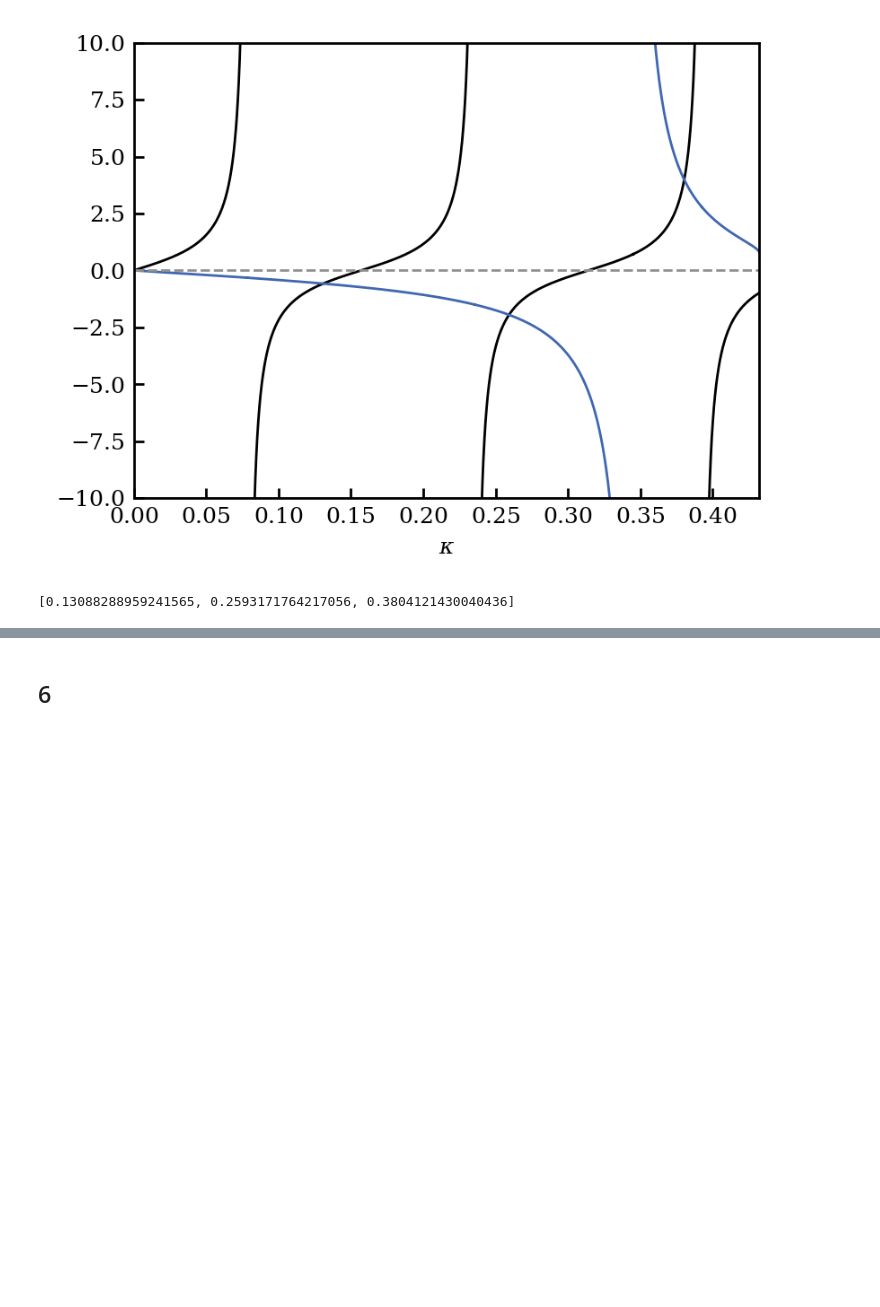
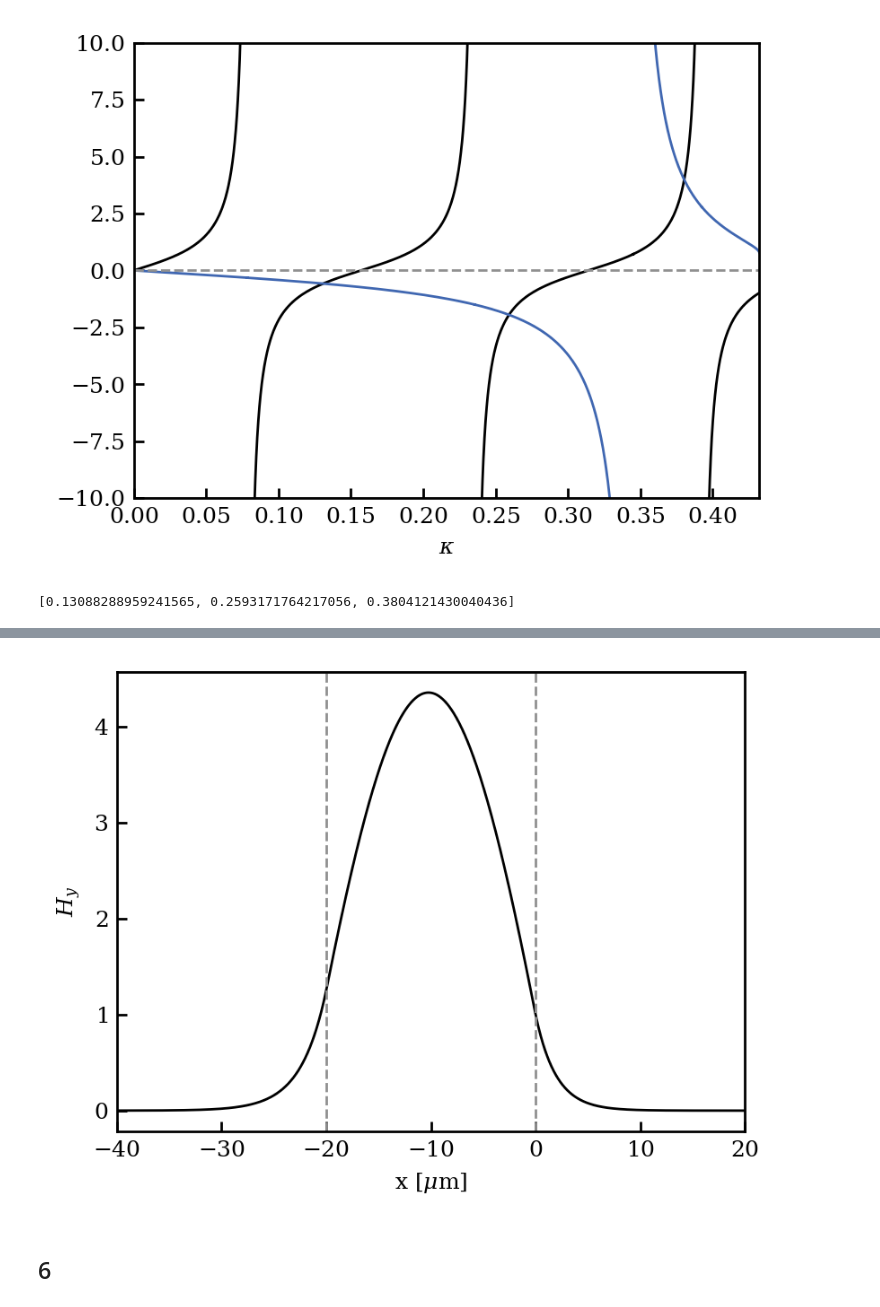
Before and after one commit to dachengx/fundamentals_of_photonics, a Jupyter notebook: hw4.ipynb, the cells around one changed output, grey strips where cells are left out. Cells and saved outputs as stored; diff of their text form; code cells hidden in the pictures; blank space fills up the shorter version.

```diff
--- a/hw4.ipynb
+++ b/hw4.ipynb
@@ -311,3 +343,22 @@ plt.show()
+# %%
+# H_y of first TM mode
+
+x = np.linspace(-2 * h, h, 10001)
+
+fig, ax = plt.subplots(1, 1, figsize=(4, 3))
+
+ax.plot(x, tm_amplitude(x, tm_roots[0], lam, nf, ns, nc, h))
+ax.axvline(0, linestyle='dashed', color=xps.colors['grey'])
+ax.axvline(-h, linestyle='dashed', color=xps.colors['grey'])
+
+ax.set_xlim(x[0], x[-1])
+
+ax.set_xlabel('x [$\mu$m]')
+ax.set_ylabel('$H_y$')
+
+plt.show()
+# %% [output]
+[figure, added]
 # %% [markdown]
 ## 6
 # %% [markdown]
```
Also changed, not shown: parts of 16 cells of this notebook, 1 other file.
